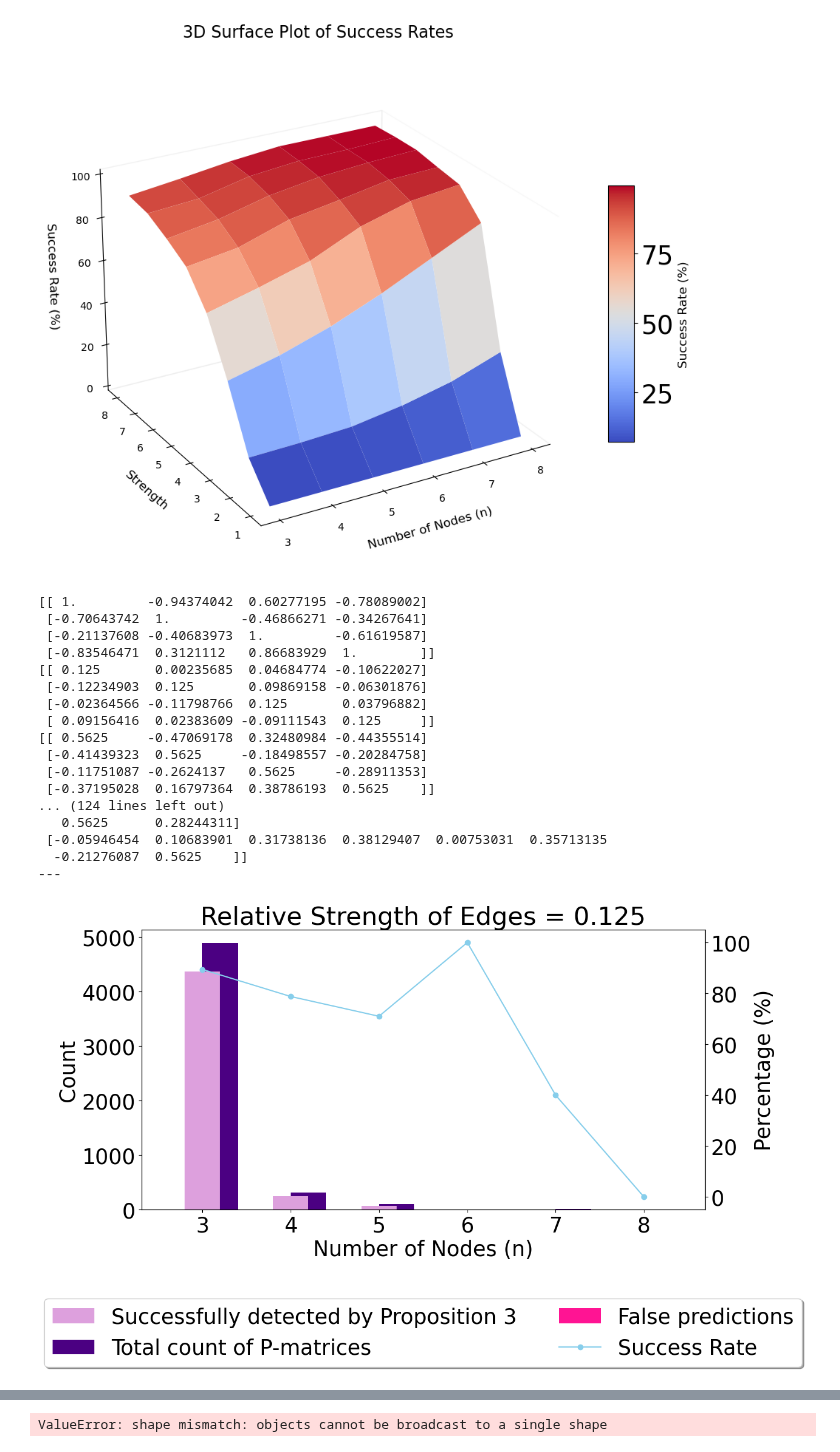
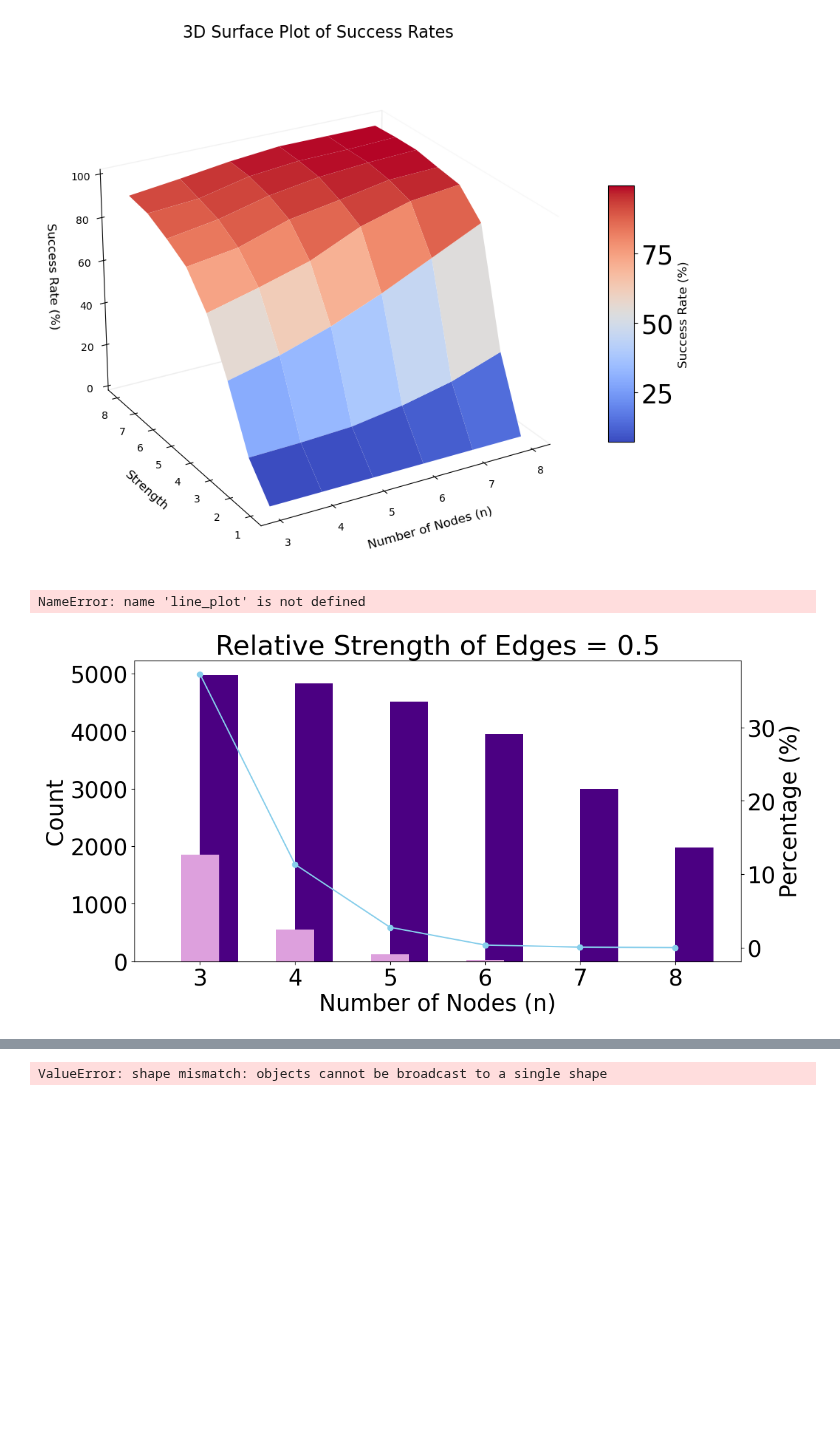
Before and after one commit to RamanEbrahimi/Research, a Jupyter notebook: MultilayerGame/generate_p_matrix.ipynb, the cells around one changed output, grey strips where cells are left out. Drawn from its saved outputs; the diff is of its cells as text; code cells hidden in the pictures; blank space fills up the shorter version.

```diff
--- a/MultilayerGame/generate_p_matrix.ipynb
+++ b/MultilayerGame/generate_p_matrix.ipynb
@@ -391,7 +383,7 @@ plt.show()
 iterations = 5000
 n_list = [3, 4, 5, 6, 7, 8]
 kappa = 0.5
-strength = 0.125  # Example strength value
+strength = 0.5  # Example strength value
 
 plt.rcParams.update({'font.size': 25})  # Sets the default font size to 16
 
@@ -428,11 +420,11 @@ for n in n_list:
             p_matrix_total_count += 1
         if condition & (not result):
             false_negative += 1
-            print(G1)
-            print(G2)
-            print(G)
-            print('---')
-            break
+            # print(G1)
+            # print(G2)
+            # print(G)
+            # print('---')
+            # break
 
     condition_help_list.append(condition_help_count)
     p_matrix_total_list.append(p_matrix_total_count)
@@ -447,49 +439,33 @@ bar1 = plt.bar(x, condition_help_list, width, color=bar_color1, label='Successfu
 bar3 = plt.bar(x - width/2, false_negative_list, width, color='deeppink', label='False Predictions')
 
 plt.xlabel('Number of Nodes (n)')
 plt.ylabel('Count')
 plt.title(f'Relative Strength of Edges = {strength}')
 plt.xticks(x, n_list)
 
 # Create a twin y-axis for the percentage plot
 ax2 = plt.gca().twinx()
 
 # Calculate success rate percentage for each 'n'
 percent_success = [(ch / pt * 100) if pt else 0 for ch, pt in zip(condition_help_list, p_matrix_total_list)]
 
 # Plotting the line plot for the success rate percentage
 line1, = ax2.plot(x, percent_success, marker='o', color='skyblue', label='Success Rate (%)')
 ax2.set_ylabel('Percentage (%)')
 
 
 # Set the legend for the bar plots and line plot
 plt.legend([bar1, bar2, bar3, line_plot],
            ['Successfully detected by Proposition 3',
             'Total count of P-matrices',
             'False predictions',
             'Success Rate'],
            loc='lower center', bbox_to_anchor=(0.5, -0.6), shadow=True, ncol=2)
 
 # plt.tight_layout()
 plt.savefig('multiplex-prop-pos.png', bbox_inches='tight', dpi=60)
 plt.show()
 # %% [output]
-[[ 1.         -0.94374042  0.60277195 -0.78089002]
- [-0.70643742  1.         -0.46866271 -0.34267641]
- [-0.21137608 -0.40683973  1.         -0.61619587]
- [-0.83546471  0.3121112   0.86683929  1.        ]]
-[[ 0.125       0.00235685  0.04684774 -0.10622027]
- [-0.12234903  0.125       0.09869158 -0.06301876]
- [-0.02364566 -0.11798766  0.125       0.03796882]
- [ 0.09156416  0.02383609 -0.09111543  0.125     ]]
-[[ 0.5625     -0.47069178  0.32480984 -0.44355514]
- [-0.41439323  0.5625     -0.18498557 -0.20284758]
- [-0.11751087 -0.2624137   0.5625     -0.28911353]
- [-0.37195028  0.16797364  0.38786193  0.5625    ]]
-... (124 lines left out)
-   0.5625      0.28244311]
- [-0.05946454  0.10683901  0.31738136  0.38129407  0.00753031  0.35713135
-  -0.21276087  0.5625    ]]
----
+NameError: name 'line_plot' is not defined
-[figure, old version]
+[figure, new version]
 # %%
```
Also changed, not shown: parts of 6 cells of this notebook, 3 other files.
